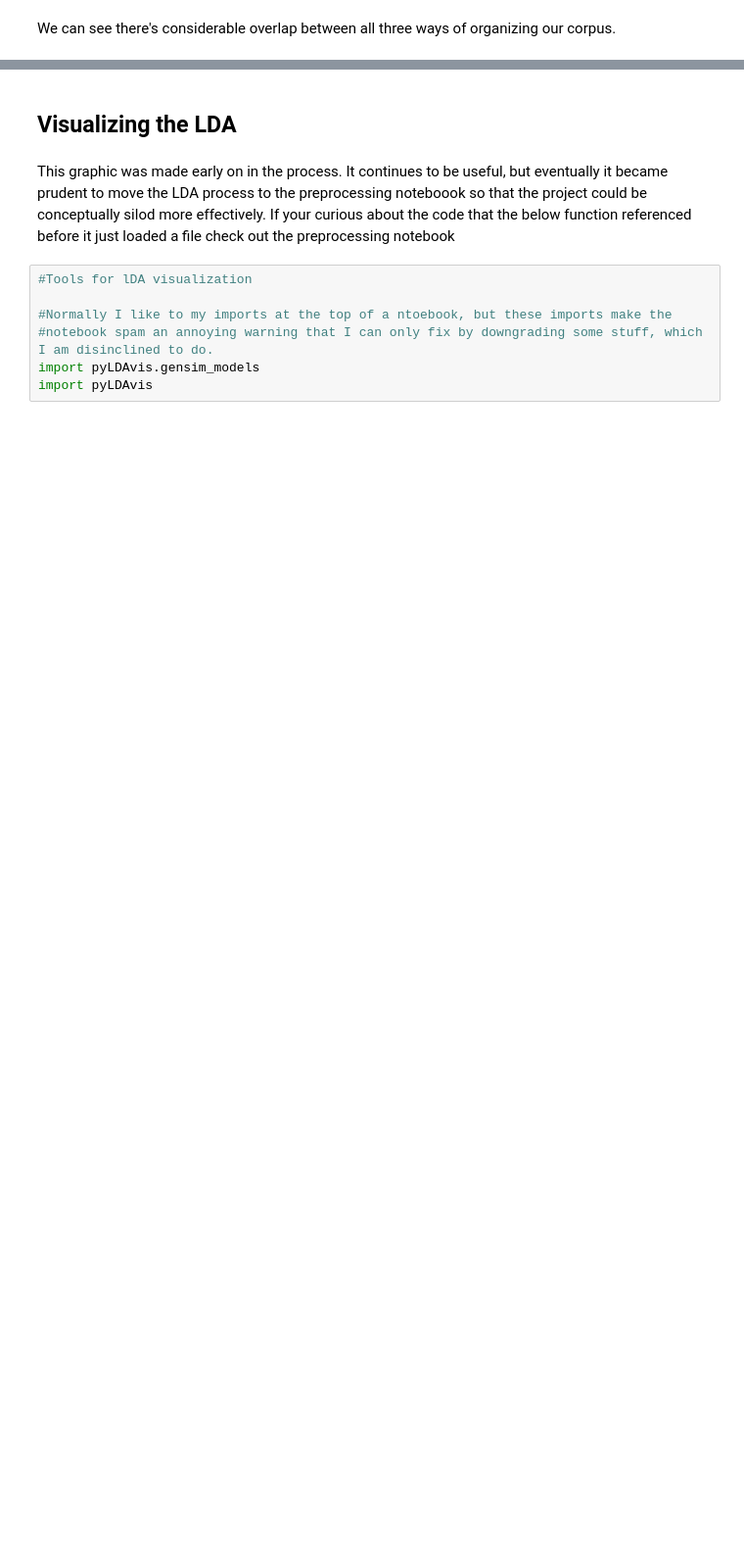
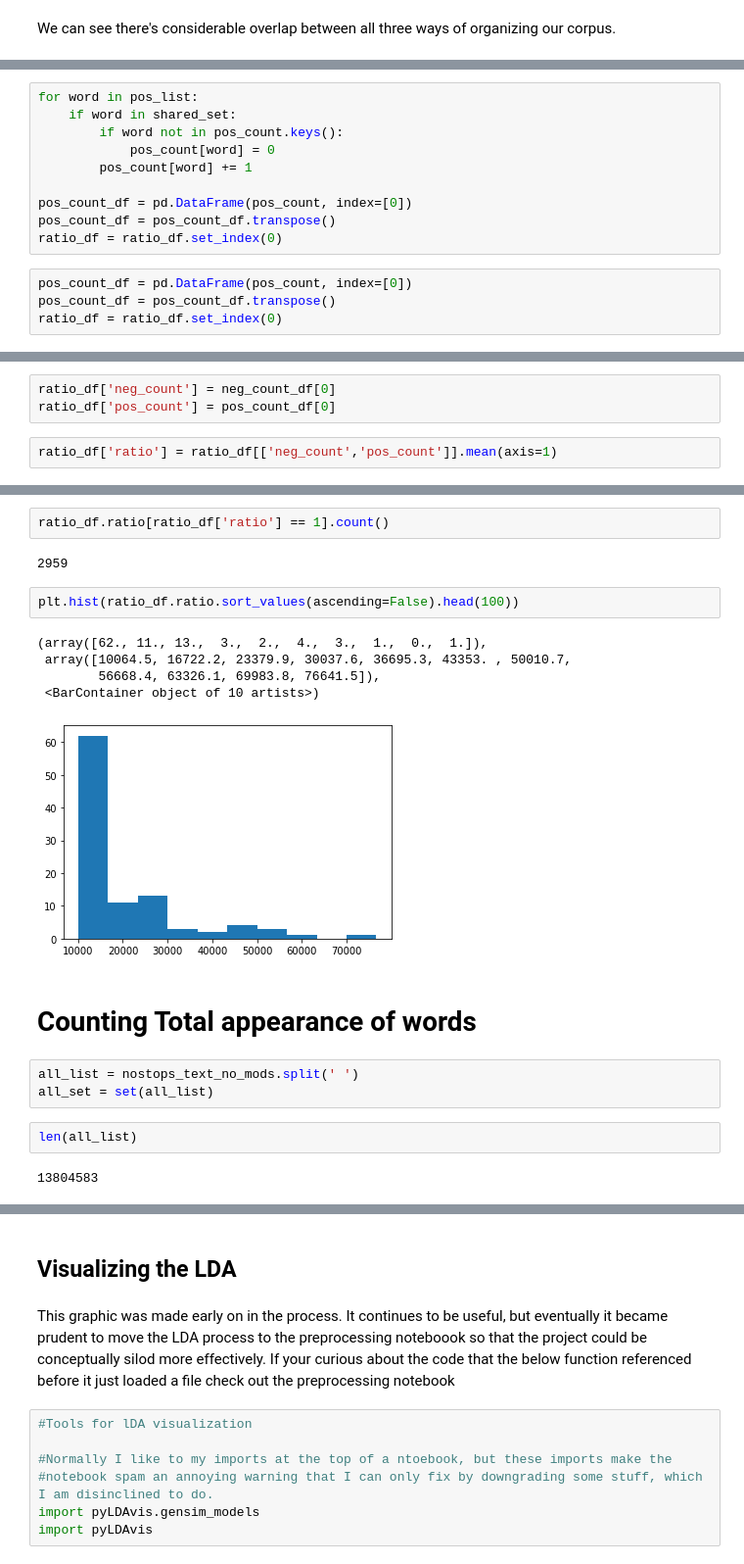
Before and after one commit to Prathmun/Sentiment-Capstone, a Jupyter notebook: Initial EDA.ipynb, the cells around one changed output, grey strips where cells are left out. Shown at 98% size. Cells and saved outputs as stored; diff of their text form; blank space fills up the shorter version.

```diff
--- a/Initial EDA.ipynb
+++ b/Initial EDA.ipynb
@@ -182,0 +278,14 @@ We can see there's considerable overlap between all three ways of organizing our
+# %%
+for word in pos_list:
+    if word in shared_set:
+        if word not in pos_count.keys():
+            pos_count[word] = 0
+        pos_count[word] += 1
+
+pos_count_df = pd.DataFrame(pos_count, index=[0])
+pos_count_df = pos_count_df.transpose()
+ratio_df = ratio_df.set_index(0)
+# %%
+pos_count_df = pd.DataFrame(pos_count, index=[0])
+pos_count_df = pos_count_df.transpose()
+ratio_df = ratio_df.set_index(0)
@@ -182,0 +321,5 @@ We can see there's considerable overlap between all three ways of organizing our
+# %%
+ratio_df['neg_count'] = neg_count_df[0]
+ratio_df['pos_count'] = pos_count_df[0]
+# %%
+ratio_df['ratio'] = ratio_df[['neg_count','pos_count']].mean(axis=1)
@@ -182,0 +359,21 @@ We can see there's considerable overlap between all three ways of organizing our
+# %%
+ratio_df.ratio[ratio_df['ratio'] == 1].count()
+# %% [output]
+2959
+# %%
+plt.hist(ratio_df.ratio.sort_values(ascending=False).head(100))
+# %% [output]
+(array([62., 11., 13.,  3.,  2.,  4.,  3.,  1.,  0.,  1.]),
+ array([10064.5, 16722.2, 23379.9, 30037.6, 36695.3, 43353. , 50010.7,
+        56668.4, 63326.1, 69983.8, 76641.5]),
+ <BarContainer object of 10 artists>)
+[figure, added]
+# %% [markdown]
+# Counting Total appearance of words
+# %%
+all_list = nostops_text_no_mods.split(' ')
+all_set = set(all_list)
+# %%
+len(all_list)
+# %% [output]
+13804583
```
Also changed, not shown: parts of 52 cells of this notebook, 2 other files.
